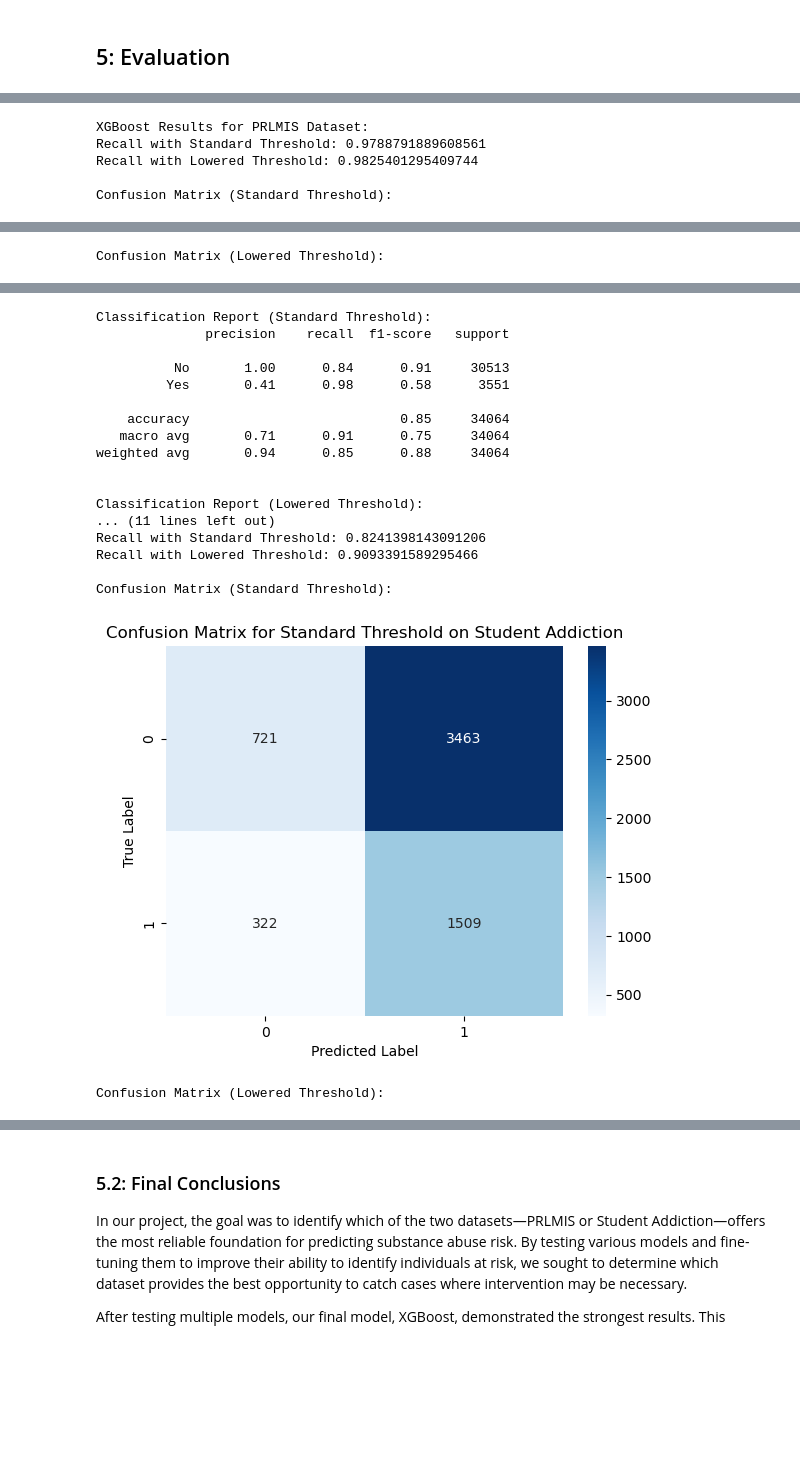
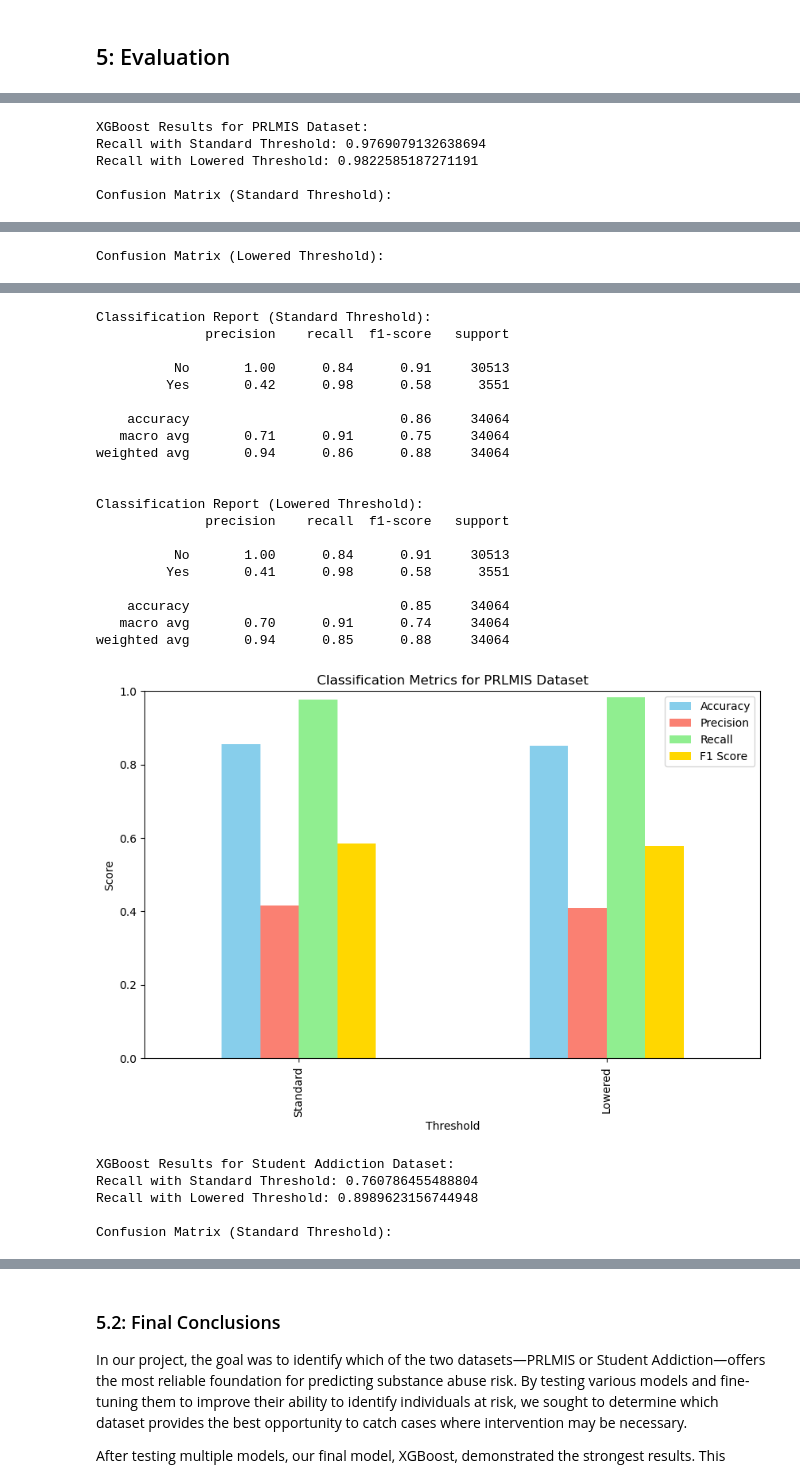
Before and after one commit to nealiyer88/Opioid_Abuse, a Jupyter notebook: opioid_abuse.ipynb, the cells around one changed output, grey strips where cells are left out. Saved outputs shown, nothing was run; the diff lists cells and outputs as text; code cells hidden in the pictures; blank space fills up the shorter version.

Commit message:
updated visualizations

```diff
--- a/opioid_abuse.ipynb
+++ b/opioid_abuse.ipynb
@@ -826,7 +826,7 @@ Compared to the weighted Random Forest, the XGBoost model generally shows higher
 
 def train_xgboost_for_recall(X_train, X_test, y_train, y_test, dataset_name):
     # Initialize XGBoost model with settings to enhance recall
-    model = XGBClassifier(random_state=42, scale_pos_weight= 1.5)  # `scale_pos_weight` balances the "at risk" class
+    model = XGBClassifier(random_state=42, scale_pos_weight= 1.35)  # `scale_pos_weight` balances the "at risk" class
 
     # Train the model
     model.fit(X_train, y_train)
@@ -836,7 +836,7 @@ def train_xgboost_for_recall(X_train, X_test, y_train, y_test, dataset_name):
     y_pred_proba = model.predict_proba(X_test)[:, 1]
 
     # Adjust probability threshold if needed (e.g., 0.4)
-    y_pred_threshold = (y_pred_proba >= 0.45).astype(int)
+    y_pred_threshold = (y_pred_proba >= 0.43).astype(int)
 
     print(f"\nXGBoost Results for {dataset_name} Dataset:")
     print("Recall with Standard Threshold:", recall_score(y_test, y_pred))
@@ -855,43 +855,83 @@ def train_xgboost_for_recall(X_train, X_test, y_train, y_test, dataset_name):
     plt.title(f"Confusion Matrix for Lowered Threshold on {dataset_name}")
     plt.xlabel("Predicted Label")
     plt.ylabel("True Label")
     plt.show()
 
     # Print full classification report for both standard and lowered thresholds
     print("\nClassification Report (Standard Threshold):")
     print(classification_report(y_test, y_pred, target_names=["No", "Yes"]))
 
     print("\nClassification Report (Lowered Threshold):")
     print(classification_report(y_test, y_pred_threshold, target_names=["No", "Yes"]))
 
+
+# Calculate metrics for both thresholds
+    metrics = {
+        "Threshold": ["Standard", "Lowered"],
+        "Accuracy": [
+            accuracy_score(y_test, y_pred),
+            accuracy_score(y_test, y_pred_threshold)
+        ],
+        "Precision": [
+            precision_score(y_test, y_pred),
+            precision_score(y_test, y_pred_threshold)
+        ],
+        "Recall": [
+            recall_score(y_test, y_pred),
+            recall_score(y_test, y_pred_threshold)
+        ],
+        "F1 Score": [
+            f1_score(y_test, y_pred),
+            f1_score(y_test, y_pred_threshold)
+        ]
+    }
+
+    # Create DataFrame for bar plot
+    metrics_df = pd.DataFrame(metrics).set_index("Threshold")
+    metrics_df.plot(kind="bar", figsize=(10, 6), color=['skyblue', 'salmon', 'lightgreen', 'gold'])
+    plt.title(f"Classification Metrics for {dataset_name} Dataset")
+    plt.xlabel("Threshold")
+    plt.ylabel("Score")
+    plt.ylim(0, 1)
+    plt.legend(loc="upper right")
+    plt.show()
+
+
 # Apply to both datasets
 train_xgboost_for_recall(X_train_prlmis_res, X_test_prlmis, y_train_prlmis_res, y_test_prlmis, "PRLMIS")
 train_xgboost_for_recall(X_train_student_res, X_test_student, y_train_student_res, y_test_student, "Student Addiction")
 # %% [output]
 XGBoost Results for PRLMIS Dataset:
-Recall with Standard Threshold: 0.9788791889608561
-Recall with Lowered Threshold: 0.9825401295409744
+Recall with Standard Threshold: 0.9769079132638694
+Recall with Lowered Threshold: 0.9822585187271191
 
 Confusion Matrix (Standard Threshold):
 [figure]
 Confusion Matrix (Lowered Threshold):
 [figure]
 Classification Report (Standard Threshold):
+              precision    recall  f1-score   support
+
+          No       1.00      0.84      0.91     30513
+         Yes       0.42      0.98      0.58      3551
+
+    accuracy                           0.86     34064
+   macro avg       0.71      0.91      0.75     34064
+weighted avg       0.94      0.86      0.88     34064
+
+
+Classification Report (Lowered Threshold):
               precision    recall  f1-score   support
 
           No       1.00      0.84      0.91     30513
          Yes       0.41      0.98      0.58      3551
 
     accuracy                           0.85     34064
-   macro avg       0.71      0.91      0.75     34064
+   macro avg       0.70      0.91      0.74     34064
 weighted avg       0.94      0.85      0.88     34064
-
-
-Classification Report (Lowered Threshold):
-... (11 lines left out)
-Recall with Standard Threshold: 0.8241398143091206
-Recall with Lowered Threshold: 0.9093391589295466
-
-Confusion Matrix (Standard Threshold):
-[figure, old version]
+[figure, new version]
-Confusion Matrix (Lowered Threshold):
+XGBoost Results for Student Addiction Dataset:
+Recall with Standard Threshold: 0.760786455488804
+Recall with Lowered Threshold: 0.8989623156744948
+
+Confusion Matrix (Standard Threshold):
```
Also changed, not shown: parts of 2 cells of this notebook.
